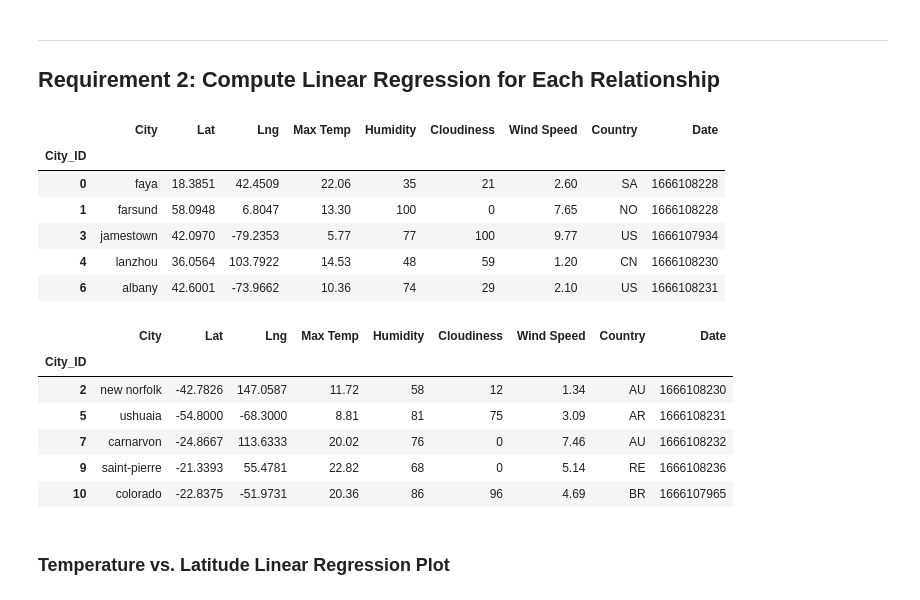
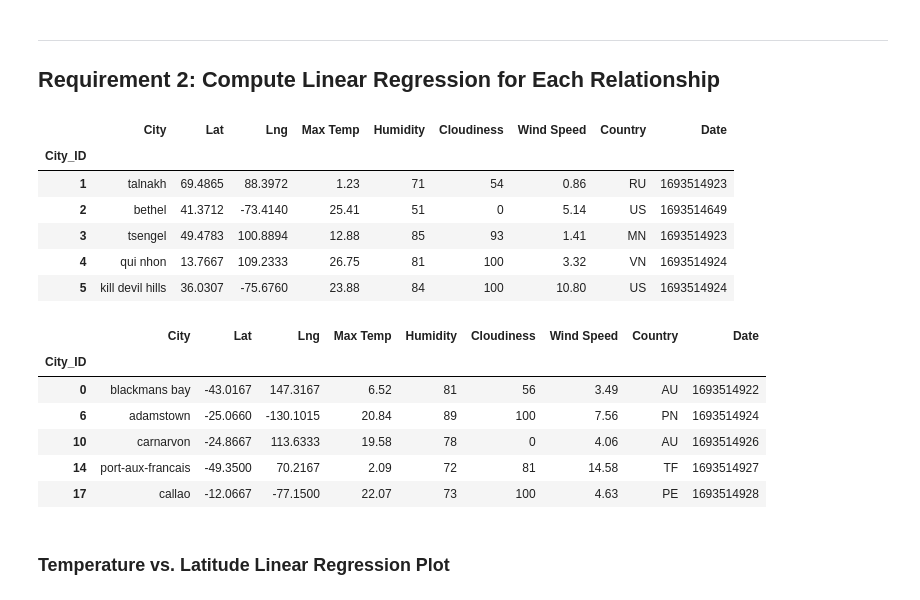
Before and after one commit to santiagoldv/python-api-challenge, a Jupyter notebook: WeatherPy/WeatherPy.ipynb, the cells around one changed output. Saved outputs shown, nothing was run; the diff lists cells and outputs as text; code cells hidden in the pictures.

```diff
--- a/WeatherPy/WeatherPy.ipynb
+++ b/WeatherPy/WeatherPy.ipynb
@@ -259,30 +299,32 @@ plt.show()
 # %%
 # Create a DataFrame with the Northern Hemisphere data (Latitude >= 0)
-# YOUR CODE HERE
+northern_hemi_df = city_data_df.loc[city_data_df["Lat"] >= 0]
+
 
 # Display sample data
 northern_hemi_df.head()
 # %% [output]
 |  | City | Lat | Lng | Max Temp | Humidity | Cloudiness | Wind Speed | Country | Date |
 | City_ID |  |  |  |  |  |  |  |  |  |
-| 0 | faya | 18.3851 | 42.4509 | 22.06 | 35 | 21 | 2.60 | SA | 1666108228 |
-| 1 | farsund | 58.0948 | 6.8047 | 13.30 | 100 | 0 | 7.65 | NO | 1666108228 |
-| 3 | jamestown | 42.0970 | -79.2353 | 5.77 | 77 | 100 | 9.77 | US | 1666107934 |
-| 4 | lanzhou | 36.0564 | 103.7922 | 14.53 | 48 | 59 | 1.20 | CN | 1666108230 |
-| 6 | albany | 42.6001 | -73.9662 | 10.36 | 74 | 29 | 2.10 | US | 1666108231 |
+| 1 | talnakh | 69.4865 | 88.3972 | 1.23 | 71 | 54 | 0.86 | RU | 1693514923 |
+| 2 | bethel | 41.3712 | -73.4140 | 25.41 | 51 | 0 | 5.14 | US | 1693514649 |
+| 3 | tsengel | 49.4783 | 100.8894 | 12.88 | 85 | 93 | 1.41 | MN | 1693514923 |
+| 4 | qui nhon | 13.7667 | 109.2333 | 26.75 | 81 | 100 | 3.32 | VN | 1693514924 |
+| 5 | kill devil hills | 36.0307 | -75.6760 | 23.88 | 84 | 100 | 10.80 | US | 1693514924 |
 # %%
 # Create a DataFrame with the Southern Hemisphere data (Latitude < 0)
-# YOUR CODE HERE
+southern_hemi_df = city_data_df.loc[city_data_df["Lat"] <= 0]
+
 
 # Display sample data
 southern_hemi_df.head()
 # %% [output]
 |  | City | Lat | Lng | Max Temp | Humidity | Cloudiness | Wind Speed | Country | Date |
 | City_ID |  |  |  |  |  |  |  |  |  |
-| 2 | new norfolk | -42.7826 | 147.0587 | 11.72 | 58 | 12 | 1.34 | AU | 1666108230 |
-| 5 | ushuaia | -54.8000 | -68.3000 | 8.81 | 81 | 75 | 3.09 | AR | 1666108231 |
-| 7 | carnarvon | -24.8667 | 113.6333 | 20.02 | 76 | 0 | 7.46 | AU | 1666108232 |
-| 9 | saint-pierre | -21.3393 | 55.4781 | 22.82 | 68 | 0 | 5.14 | RE | 1666108236 |
-| 10 | colorado | -22.8375 | -51.9731 | 20.36 | 86 | 96 | 4.69 | BR | 1666107965 |
+| 0 | blackmans bay | -43.0167 | 147.3167 | 6.52 | 81 | 56 | 3.49 | AU | 1693514922 |
+| 6 | adamstown | -25.0660 | -130.1015 | 20.84 | 89 | 100 | 7.56 | PN | 1693514924 |
+| 10 | carnarvon | -24.8667 | 113.6333 | 19.58 | 78 | 0 | 4.06 | AU | 1693514926 |
+| 14 | port-aux-francais | -49.3500 | 70.2167 | 2.09 | 72 | 81 | 14.58 | TF | 1693514927 |
+| 17 | callao | -12.0667 | -77.1500 | 22.07 | 73 | 100 | 4.63 | PE | 1693514928 |
 # %% [markdown]
 ###  Temperature vs. Latitude Linear Regression Plot
```
Also changed, not shown: parts of 35 cells of this notebook, 14 other files.
